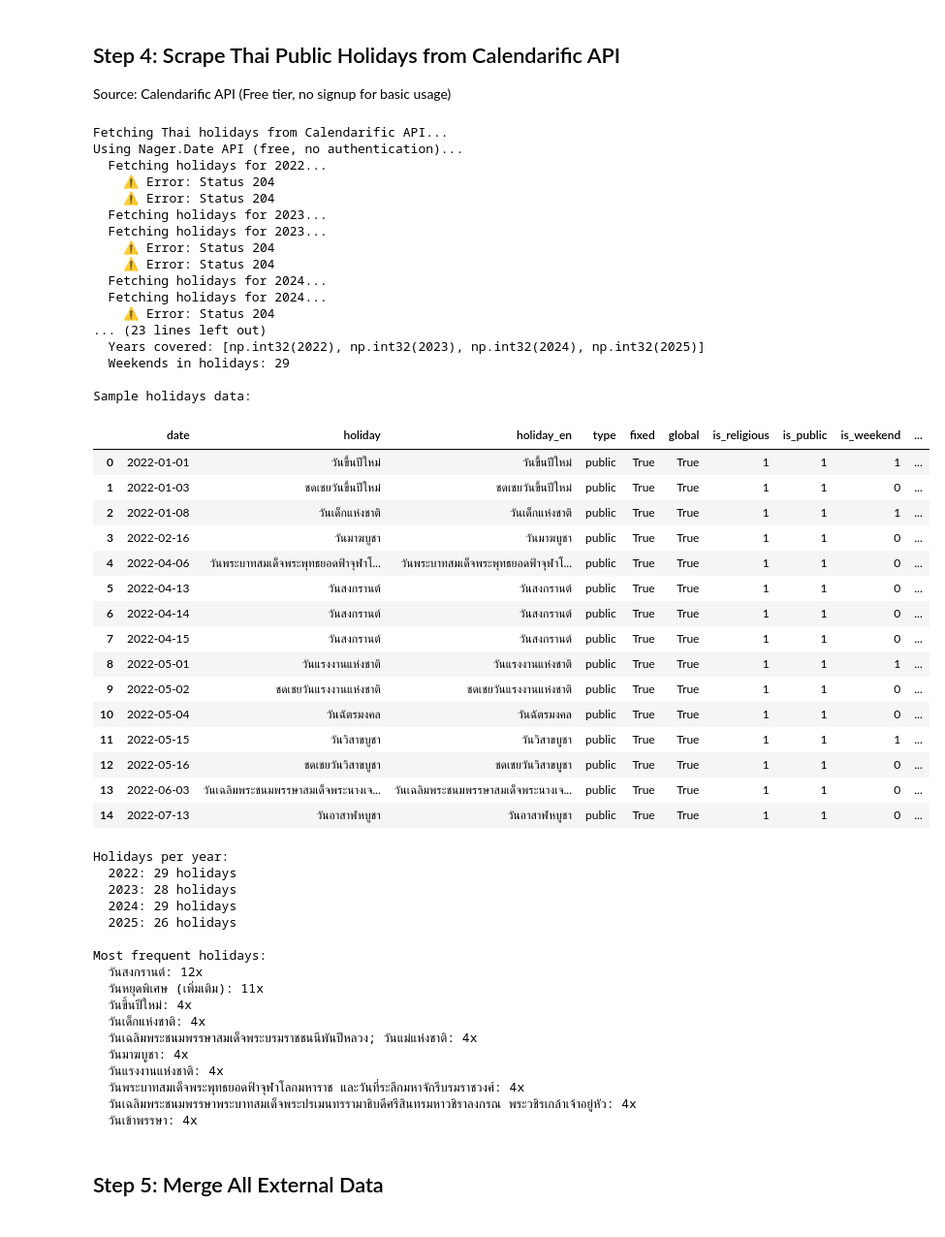
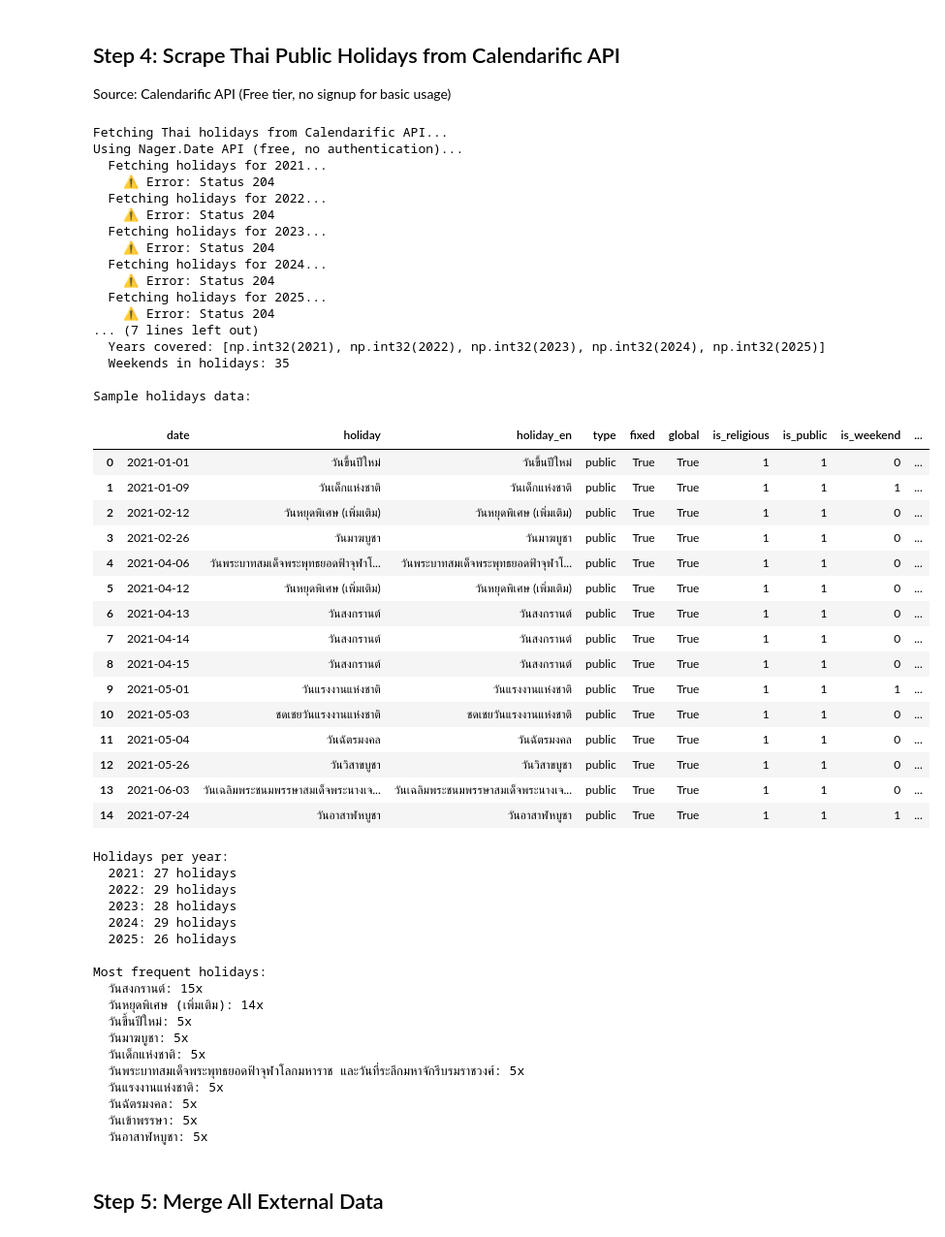
Before and after one commit to NlNJ4/DataScienceProject, a Jupyter notebook: notebooks/scraping/2_web_scrapping.ipynb, the cells around one changed output. Shown at 97% size. Cells and saved outputs as stored; diff of their text form; code cells hidden in the pictures.

```diff
--- a/notebooks/web_scraping_external_data.ipynb
+++ b/notebooks/scraping/2_web_scrapping.ipynb
@@ -342,76 +324,77 @@ def fetch_thai_holidays_calendarific(years=[2022, 2023, 2024, 2025]):
     return df
 
 # Fetch holidays data
-holidays_data = fetch_thai_holidays_calendarific([2022, 2023, 2024, 2025])
+holidays_data = fetch_thai_holidays_calendarific([2021 ,2022, 2023, 2024, 2025])
 
 if holidays_data is not None:
     print("\nSample holidays data:")
     display(holidays_data.head(15))
 
     # Holidays by year
     print("\nHolidays per year:")
     yearly_counts = holidays_data.groupby(holidays_data['date'].dt.year).size()
     for year, count in yearly_counts.items():
         print(f"  {year}: {count} holidays")
 
     # Most common holidays
     print("\nMost frequent holidays:")
     holiday_counts = holidays_data['holiday_en'].value_counts().head(10)
     for holiday, count in holiday_counts.items():
         print(f"  {holiday}: {count}x")
 else:
     print("\n❌ Could not fetch holidays data. Please install: pip install holidays")
 # %% [output]
 Fetching Thai holidays from Calendarific API...
 Using Nager.Date API (free, no authentication)...
+  Fetching holidays for 2021...
+    ⚠️ Error: Status 204
   Fetching holidays for 2022...
     ⚠️ Error: Status 204
-    ⚠️ Error: Status 204
-  Fetching holidays for 2023...
   Fetching holidays for 2023...
     ⚠️ Error: Status 204
-    ⚠️ Error: Status 204
-  Fetching holidays for 2024...
   Fetching holidays for 2024...
     ⚠️ Error: Status 204
-... (23 lines left out)
-  Years covered: [np.int32(2022), np.int32(2023), np.int32(2024), np.int32(2025)]
-  Weekends in holidays: 29
+  Fetching holidays for 2025...
+    ⚠️ Error: Status 204
+... (7 lines left out)
+  Years covered: [np.int32(2021), np.int32(2022), np.int32(2023), np.int32(2024), np.int32(2025)]
+  Weekends in holidays: 35
 
 Sample holidays data:
 |  | date | holiday | holiday_en | type | fixed | global | is_religious | is_public | is_weekend | ... |
-| 0 | 2022-01-01 | วันขึ้นปีใหม่ | วันขึ้นปีใหม่ | public | True | True | 1 | 1 | 1 | ... |
-| 1 | 2022-01-03 | ชดเชยวันขึ้นปีใหม่ | ชดเชยวันขึ้นปีใหม่ | public | True | True | 1 | 1 | 0 | ... |
-| 2 | 2022-01-08 | วันเด็กแห่งชาติ | วันเด็กแห่งชาติ | public | True | True | 1 | 1 | 1 | ... |
-| 3 | 2022-02-16 | วันมาฆบูชา | วันมาฆบูชา | public | True | True | 1 | 1 | 0 | ... |
-| 4 | 2022-04-06 | วันพระบาทสมเด็จพระพุทธยอดฟ้าจุฬาโ... | วันพระบาทสมเด็จพระพุทธยอดฟ้าจุฬาโ... | public | True | True | 1 | 1 | 0 | ... |
-| 5 | 2022-04-13 | วันสงกรานต์ | วันสงกรานต์ | public | True | True | 1 | 1 | 0 | ... |
-| 6 | 2022-04-14 | วันสงกรานต์ | วันสงกรานต์ | public | True | True | 1 | 1 | 0 | ... |
-| 7 | 2022-04-15 | วันสงกรานต์ | วันสงกรานต์ | public | True | True | 1 | 1 | 0 | ... |
-| 8 | 2022-05-01 | วันแรงงานแห่งชาติ | วันแรงงานแห่งชาติ | public | True | True | 1 | 1 | 1 | ... |
-| 9 | 2022-05-02 | ชดเชยวันแรงงานแห่งชาติ | ชดเชยวันแรงงานแห่งชาติ | public | True | True | 1 | 1 | 0 | ... |
-| 10 | 2022-05-04 | วันฉัตรมงคล | วันฉัตรมงคล | public | True | True | 1 | 1 | 0 | ... |
-| 11 | 2022-05-15 | วันวิสาขบูชา | วันวิสาขบูชา | public | True | True | 1 | 1 | 1 | ... |
-| 12 | 2022-05-16 | ชดเชยวันวิสาขบูชา | ชดเชยวันวิสาขบูชา | public | True | True | 1 | 1 | 0 | ... |
-| 13 | 2022-06-03 | วันเฉลิมพระชนมพรรษาสมเด็จพระนางเจ... | วันเฉลิมพระชนมพรรษาสมเด็จพระนางเจ... | public | True | True | 1 | 1 | 0 | ... |
-| 14 | 2022-07-13 | วันอาสาฬหบูชา | วันอาสาฬหบูชา | public | True | True | 1 | 1 | 0 | ... |
+| 0 | 2021-01-01 | วันขึ้นปีใหม่ | วันขึ้นปีใหม่ | public | True | True | 1 | 1 | 0 | ... |
+| 1 | 2021-01-09 | วันเด็กแห่งชาติ | วันเด็กแห่งชาติ | public | True | True | 1 | 1 | 1 | ... |
+| 2 | 2021-02-12 | วันหยุดพิเศษ (เพิ่มเติม) | วันหยุดพิเศษ (เพิ่มเติม) | public | True | True | 1 | 1 | 0 | ... |
+| 3 | 2021-02-26 | วันมาฆบูชา | วันมาฆบูชา | public | True | True | 1 | 1 | 0 | ... |
+| 4 | 2021-04-06 | วันพระบาทสมเด็จพระพุทธยอดฟ้าจุฬาโ... | วันพระบาทสมเด็จพระพุทธยอดฟ้าจุฬาโ... | public | True | True | 1 | 1 | 0 | ... |
+| 5 | 2021-04-12 | วันหยุดพิเศษ (เพิ่มเติม) | วันหยุดพิเศษ (เพิ่มเติม) | public | True | True | 1 | 1 | 0 | ... |
+| 6 | 2021-04-13 | วันสงกรานต์ | วันสงกรานต์ | public | True | True | 1 | 1 | 0 | ... |
+| 7 | 2021-04-14 | วันสงกรานต์ | วันสงกรานต์ | public | True | True | 1 | 1 | 0 | ... |
+| 8 | 2021-04-15 | วันสงกรานต์ | วันสงกรานต์ | public | True | True | 1 | 1 | 0 | ... |
+| 9 | 2021-05-01 | วันแรงงานแห่งชาติ | วันแรงงานแห่งชาติ | public | True | True | 1 | 1 | 1 | ... |
+| 10 | 2021-05-03 | ชดเชยวันแรงงานแห่งชาติ | ชดเชยวันแรงงานแห่งชาติ | public | True | True | 1 | 1 | 0 | ... |
+| 11 | 2021-05-04 | วันฉัตรมงคล | วันฉัตรมงคล | public | True | True | 1 | 1 | 0 | ... |
+| 12 | 2021-05-26 | วันวิสาขบูชา | วันวิสาขบูชา | public | True | True | 1 | 1 | 0 | ... |
+| 13 | 2021-06-03 | วันเฉลิมพระชนมพรรษาสมเด็จพระนางเจ... | วันเฉลิมพระชนมพรรษาสมเด็จพระนางเจ... | public | True | True | 1 | 1 | 0 | ... |
+| 14 | 2021-07-24 | วันอาสาฬหบูชา | วันอาสาฬหบูชา | public | True | True | 1 | 1 | 1 | ... |
 Holidays per year:
+  2021: 27 holidays
   2022: 29 holidays
   2023: 28 holidays
   2024: 29 holidays
   2025: 26 holidays
 
 Most frequent holidays:
-  วันสงกรานต์: 12x
-  วันหยุดพิเศษ (เพิ่มเติม): 11x
-  วันขึ้นปีใหม่: 4x
-  วันเด็กแห่งชาติ: 4x
-  วันเฉลิมพระชนมพรรษาสมเด็จพระบรมราชชนนีพันปีหลวง; วันแม่แห่งชาติ: 4x
-  วันมาฆบูชา: 4x
-  วันแรงงานแห่งชาติ: 4x
-  วันพระบาทสมเด็จพระพุทธยอดฟ้าจุฬาโลกมหาราช และวันที่ระลึกมหาจักรีบรมราชวงศ์: 4x
-  วันเฉลิมพระชนมพรรษาพระบาทสมเด็จพระปรเมนทรรามาธิบดีศรีสินทรมหาวชิราลงกรณ พระวชิรเกล้าเจ้าอยู่หัว: 4x
-  วันเข้าพรรษา: 4x
+  วันสงกรานต์: 15x
+  วันหยุดพิเศษ (เพิ่มเติม): 14x
+  วันขึ้นปีใหม่: 5x
+  วันมาฆบูชา: 5x
+  วันเด็กแห่งชาติ: 5x
+  วันพระบาทสมเด็จพระพุทธยอดฟ้าจุฬาโลกมหาราช และวันที่ระลึกมหาจักรีบรมราชวงศ์: 5x
+  วันแรงงานแห่งชาติ: 5x
+  วันฉัตรมงคล: 5x
+  วันเข้าพรรษา: 5x
+  วันอาสาฬหบูชา: 5x
 # %% [markdown]
 ## Step 5: Merge All External Data
 # %%
```
Also changed, not shown: parts of 9 cells of this notebook, 12 other files.
